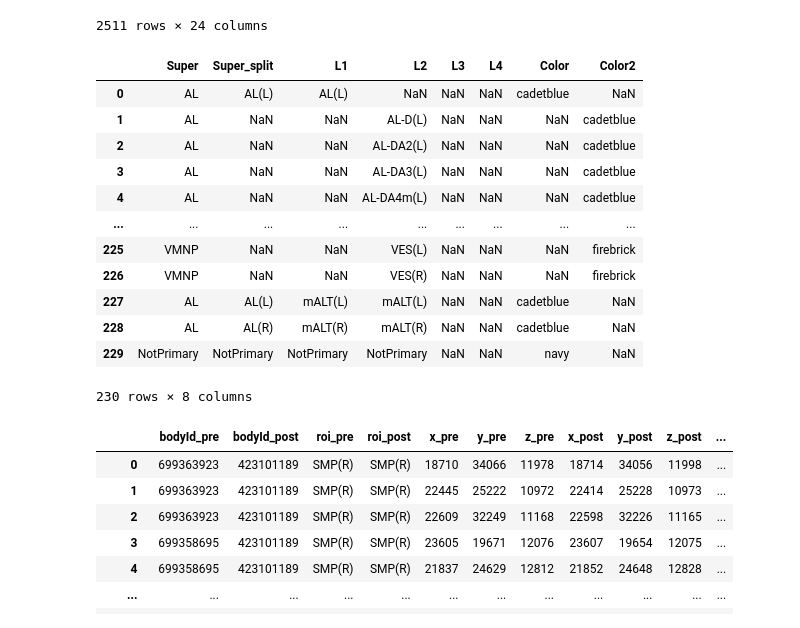
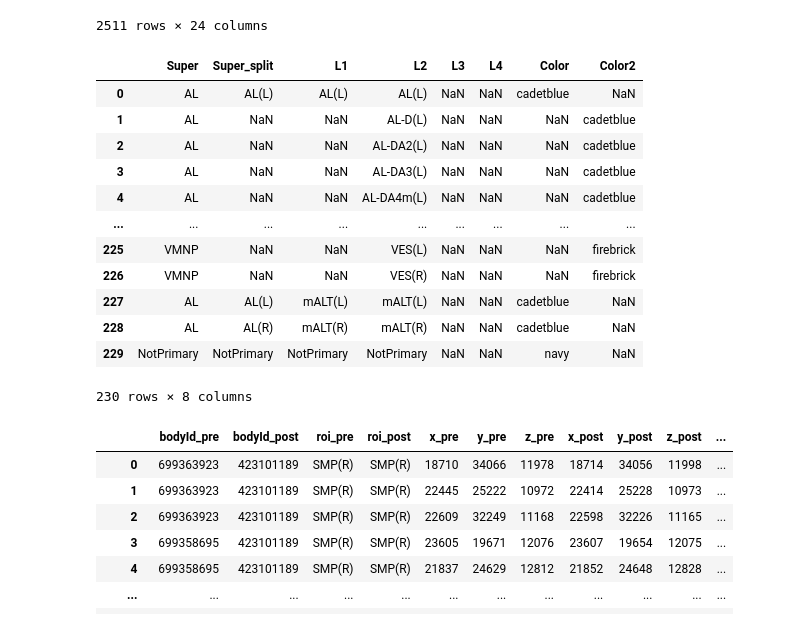
Before and after one commit to Gutierrez-lab/flybrain-clustering-rhessa, a Jupyter notebook: figure3B copy.ipynb, the cells around one changed output. Cells and saved outputs as stored; diff of their text form; code cells hidden in the pictures.

```diff
--- a/figure3B copy.ipynb
+++ b/figure3B copy.ipynb
@@ -51,13 +51,13 @@ mod
 2511 rows × 24 columns
 # %%
 # Import roi data
-roi_df = pd.read_excel('all_roi_df.xlsx')
+roi_df = pd.read_excel('/Users/rweberla/Documents/GitHub/oviIN-inputs/data/all_roi_df.xlsx')
 roi_super = roi_df['Super'].dropna()
 roi_supersplit = roi_df['Super_split'].dropna()
 roi_df
 # %% [output]
 |  | Super | Super_split | L1 | L2 | L3 | L4 | Color | Color2 |
-| 0 | AL | AL(L) | AL(L) | NaN | NaN | NaN | cadetblue | NaN |
+| 0 | AL | AL(L) | AL(L) | AL(L) | NaN | NaN | cadetblue | NaN |
 | 1 | AL | NaN | NaN | AL-D(L) | NaN | NaN | NaN | cadetblue |
 | 2 | AL | NaN | NaN | AL-DA2(L) | NaN | NaN | NaN | cadetblue |
 | 3 | AL | NaN | NaN | AL-DA3(L) | NaN | NaN | NaN | cadetblue |
```
Also changed, not shown: parts of 5 cells of this notebook, 2 other files.
